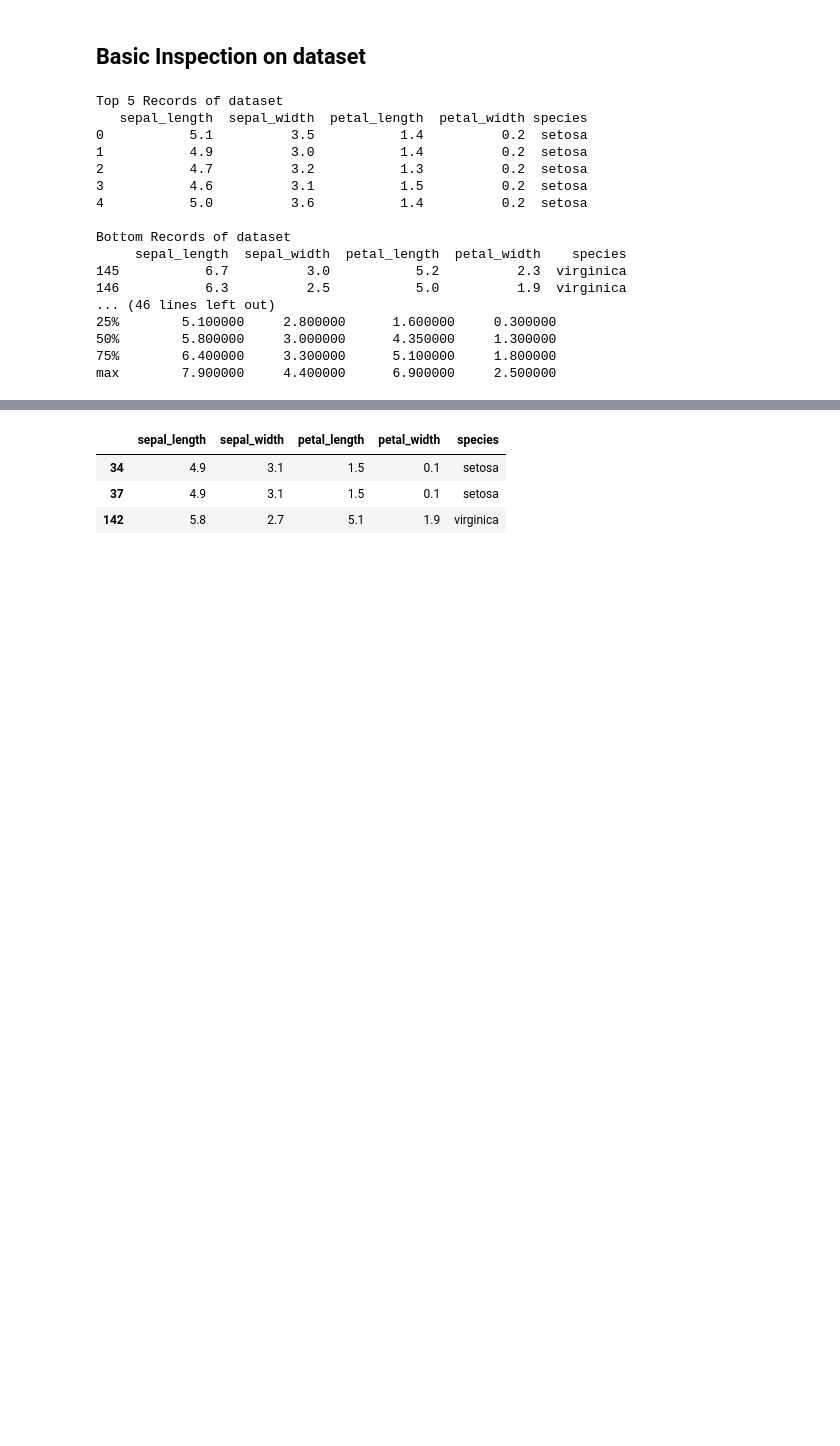
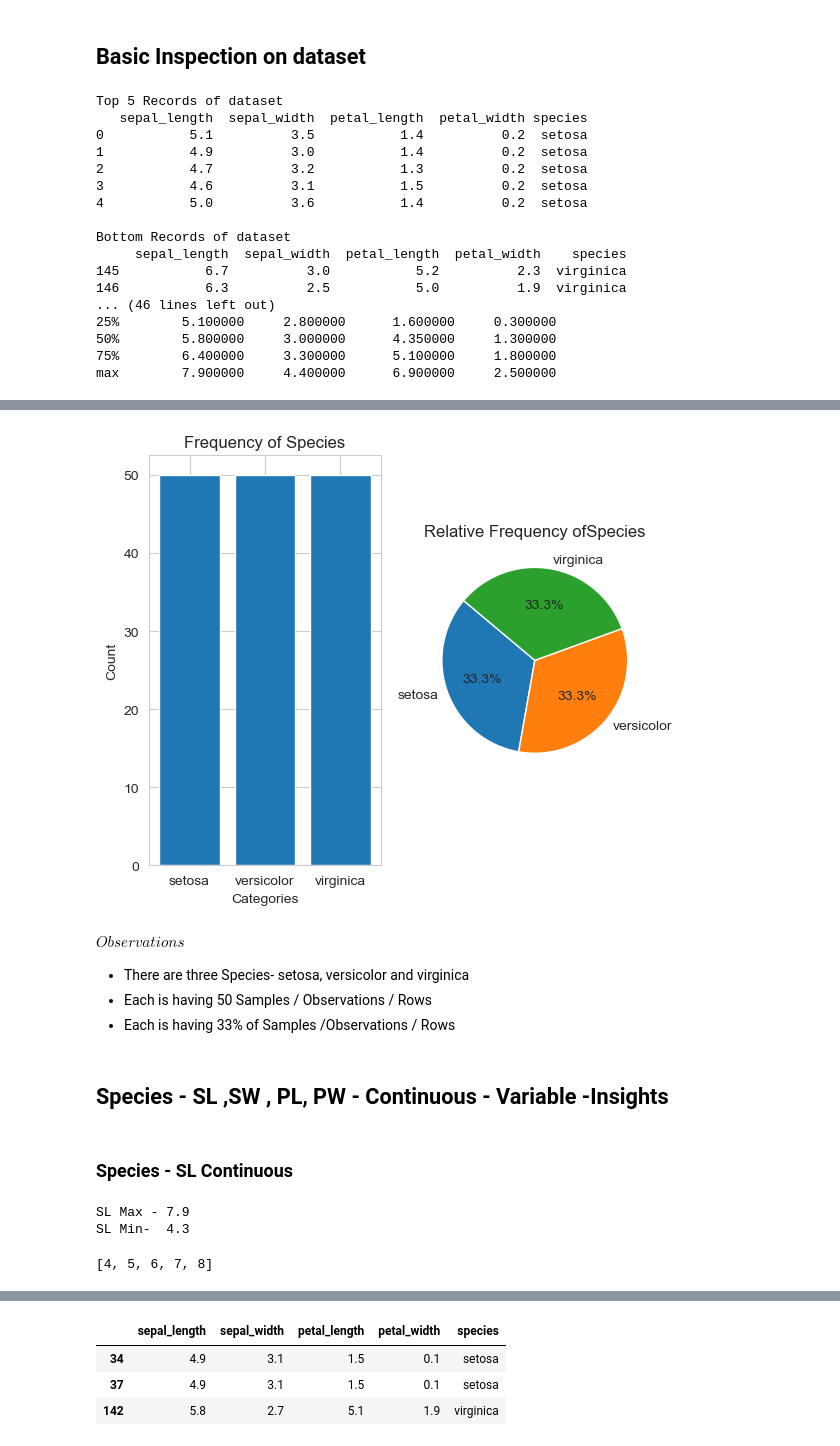
Before and after one commit to alexvatti/full-stack-data-science, a Jupyter notebook: Numpy-Pandas-Dataset-DA/01_Iris_DA_Exercise.ipynb, the cells around one changed output, grey strips where cells are left out. Cells and saved outputs as stored; diff of their text form; code cells hidden in the pictures; blank space fills up the shorter version.

Commit message:
Graphs Pyplots and Iris-dataset-DA are updated

```diff
--- a/Numpy-Pandas-Dataset-DA/01_Iris_DA_Exercise.ipynb
+++ b/Numpy-Pandas-Dataset-DA/01_Iris_DA_Exercise.ipynb
@@ -96,0 +150,29 @@ Name: count, dtype: int64
+# %%
+# Extract the values and index from value counts
+value_counts = iris["species"].value_counts()
+values = value_counts.values
+labels = value_counts.index
+
+fig, axs = plt.subplots(1, 2, figsize=(6, 5))  # 1 row, 2 columns
+# Create a bar graph
+axs[0].bar(labels, values)
+axs[0].set_title('Frequency of Species')
+axs[0].set_xlabel('Categories')  # Set x-label
+axs[0].set_ylabel('Count')       # Set y-label
+
+axs[1].pie(value_counts.values, labels=value_counts.index, autopct='%1.1f%%', startangle=140)
+axs[1].set_title('Relative Frequency ofSpecies')
+plt.tight_layout()
+# Show the plot
+plt.show()
+# %% [output]
+[figure, added]
+# %% [markdown]
+$Observations$
+- There are three Species- setosa, versicolor and virginica
+- Each is having 50 Samples / Observations / Rows
+- Each is having 33% of Samples /Observations / Rows
+# %% [markdown]
+## Species - SL ,SW , PL, PW - Continuous - Variable -Insights
+# %% [markdown]
+###  Species - SL  Continuous
@@ -96,0 +181,11 @@ Name: count, dtype: int64
+# %%
+print("SL Max -", df["sepal_length"].max())
+print("SL Min- ", df["sepal_length"].min())
+# %% [output]
+SL Max - 7.9
+SL Min-  4.3
+# %%
+bins = [x for x in range(4,9,1)]
+print(bins)
+# %% [output]
+[4, 5, 6, 7, 8]
```
Also changed, not shown: parts of 45 cells of this notebook, 2 other files.
